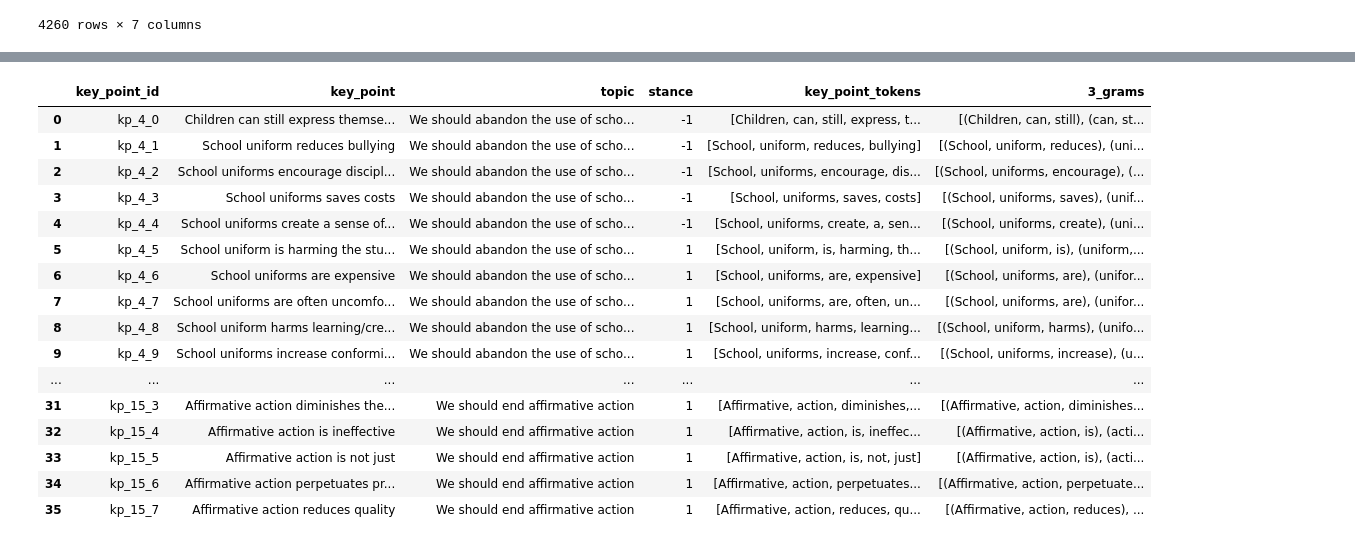
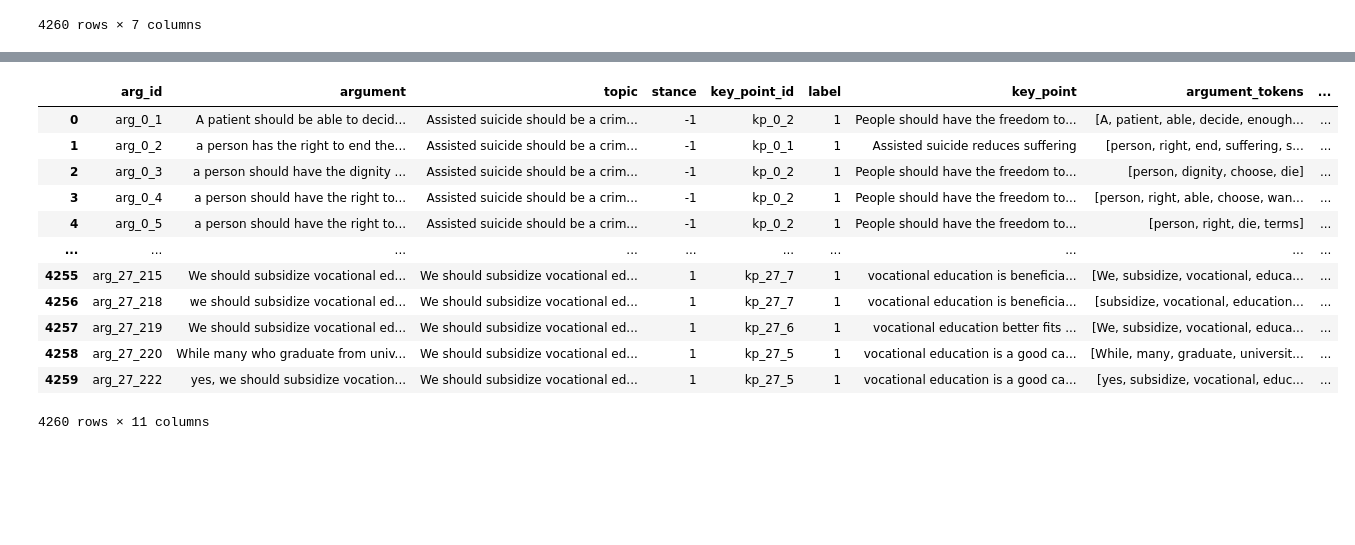
Before and after one commit to janheinrichmerker/modern-talking, a Jupyter notebook: modern_talking/dataset.ipynb, the cells around one changed output, grey strips where cells are left out. Saved outputs shown, nothing was run; the diff lists cells and outputs as text; code cells hidden in the pictures; blank space fills up the shorter version.

Commit message:
added token visualization and 3grams, further splittin is advised

```diff
--- a/modern_talking/dataset.ipynb
+++ b/modern_talking/dataset.ipynb
@@ -50,8 +60,8 @@ df_arguments_train
 | 4259 | arg_27_222 | yes, we should subsidize vocation... | We should subsidize vocational ed... | 1 | kp_27_5 | 1 | vocational education is a good ca... |
 4260 rows × 7 columns
 # %%
-# tokenizes the arguments and appends them to the original data_frame
-df_arguments_dev['argument_tokens'] = df_arguments_dev.apply(lambda row: nltk.word_tokenize(row['argument']), axis=1)
-df_arguments_dev_tokenized = df_arguments_dev.copy()
-df_arguments_dev_tokenized
+# tokenizes the arguments and appends them to the unified data_frame
+df_arguments_labels_key_points_train['argument_tokens'] = df_arguments_labels_key_points_train['argument'].apply(lambda row: nltk.regexp_tokenize(row, r'\w+'))
+
+df_arguments_labels_key_points_train
 # %% [output]
@@ -72,0 +81,5 @@ from nltk.util import ngrams
+# %%
+# tokenizes the keypoints and appends them to the unified data_frame
+df_arguments_labels_key_points_train['key_point_tokens'] = df_arguments_labels_key_points_train['key_point'].apply(lambda row: nltk.regexp_tokenize(row, r'\w+'))
+
+df_arguments_labels_key_points_train
@@ -72,0 +124,6 @@ from nltk.util import ngrams
+# %%
+# remove stopwords
+stopword = set(stopwords.words('english'))
+df_arguments_labels_key_points_train['argument_tokens'] = df_arguments_labels_key_points_train['argument_tokens'].apply(lambda tokens: [token for token in tokens if token not in stopword])
+
+df_arguments_labels_key_points_train['key_point_tokens'] = df_arguments_labels_key_points_train['key_point_tokens'].apply(lambda tokens: [token for token in tokens if token not in stopword])
@@ -73,6 +137,6 @@ from nltk.util import ngrams
 # %%
-# generates 3_grams from given argument_tokens list
-df_arguments_dev_tokenized['3_grams'] = df_arguments_dev_tokenized.apply(lambda row: list(ngrams(row['argument_tokens'],3)), axis=1)
-df_arguments_dev_tokenized_3grams = df_arguments_dev_tokenized.copy()
-df_arguments_dev_tokenized_3grams
+# generates 3_grams for arguments
+df_arguments_labels_key_points_train['argument_3_grams'] = df_arguments_labels_key_points_train['argument_tokens'].apply(lambda row: list(ngrams(row,3)))
+
+df_arguments_labels_key_points_train
 # %% [output]
@@ -115,26 +156,22 @@ df_key_points_dev_tokenized
 # %%
-# generates 3_grams from given key_point_tokens list
-df_key_points_dev_tokenized['3_grams'] = df_key_points_dev_tokenized.apply(lambda row: list(ngrams(row['key_point_tokens'],3)), axis=1)
-df_key_points_dev_tokenized_3grams = df_key_points_dev_tokenized.copy()
-df_key_points_dev_tokenized_3grams
+# generates 3_grams for key_points
+df_arguments_labels_key_points_train['key_point_3_grams'] = df_arguments_labels_key_points_train['key_point_tokens'].apply(lambda row: list(ngrams(row,3)))
+
+df_arguments_labels_key_points_train
 # %% [output]
-|  | key_point_id | key_point | topic | stance | key_point_tokens | 3_grams |
-| 0 | kp_4_0 | Children can still express themse... | We should abandon the use of scho... | -1 | [Children, can, still, express, t... | [(Children, can, still), (can, st... |
-| 1 | kp_4_1 | School uniform reduces bullying | We should abandon the use of scho... | -1 | [School, uniform, reduces, bullying] | [(School, uniform, reduces), (uni... |
-| 2 | kp_4_2 | School uniforms encourage discipl... | We should abandon the use of scho... | -1 | [School, uniforms, encourage, dis... | [(School, uniforms, encourage), (... |
-| 3 | kp_4_3 | School uniforms saves costs | We should abandon the use of scho... | -1 | [School, uniforms, saves, costs] | [(School, uniforms, saves), (unif... |
-| 4 | kp_4_4 | School uniforms create a sense of... | We should abandon the use of scho... | -1 | [School, uniforms, create, a, sen... | [(School, uniforms, create), (uni... |
-| 5 | kp_4_5 | School uniform is harming the stu... | We should abandon the use of scho... | 1 | [School, uniform, is, harming, th... | [(School, uniform, is), (uniform,... |
-| 6 | kp_4_6 | School uniforms are expensive | We should abandon the use of scho... | 1 | [School, uniforms, are, expensive] | [(School, uniforms, are), (unifor... |
-| 7 | kp_4_7 | School uniforms are often uncomfo... | We should abandon the use of scho... | 1 | [School, uniforms, are, often, un... | [(School, uniforms, are), (unifor... |
-| 8 | kp_4_8 | School uniform harms learning/cre... | We should abandon the use of scho... | 1 | [School, uniform, harms, learning... | [(School, uniform, harms), (unifo... |
-| 9 | kp_4_9 | School uniforms increase conformi... | We should abandon the use of scho... | 1 | [School, uniforms, increase, conf... | [(School, uniforms, increase), (u... |
-| ... | ... | ... | ... | ... | ... | ... |
-| 31 | kp_15_3 | Affirmative action diminishes the... | We should end affirmative action | 1 | [Affirmative, action, diminishes,... | [(Affirmative, action, diminishes... |
-| 32 | kp_15_4 | Affirmative action is ineffective | We should end affirmative action | 1 | [Affirmative, action, is, ineffec... | [(Affirmative, action, is), (acti... |
-| 33 | kp_15_5 | Affirmative action is not just | We should end affirmative action | 1 | [Affirmative, action, is, not, just] | [(Affirmative, action, is), (acti... |
-| 34 | kp_15_6 | Affirmative action perpetuates pr... | We should end affirmative action | 1 | [Affirmative, action, perpetuates... | [(Affirmative, action, perpetuate... |
-| 35 | kp_15_7 | Affirmative action reduces quality | We should end affirmative action | 1 | [Affirmative, action, reduces, qu... | [(Affirmative, action, reduces), ... |
+|  | arg_id | argument | topic | stance | key_point_id | label | key_point | argument_tokens | ... |
+| 0 | arg_0_1 | A patient should be able to decid... | Assisted suicide should be a crim... | -1 | kp_0_2 | 1 | People should have the freedom to... | [A, patient, able, decide, enough... | ... |
+| 1 | arg_0_2 | a person has the right to end the... | Assisted suicide should be a crim... | -1 | kp_0_1 | 1 | Assisted suicide reduces suffering | [person, right, end, suffering, s... | ... |
+| 2 | arg_0_3 | a person should have the dignity ... | Assisted suicide should be a crim... | -1 | kp_0_2 | 1 | People should have the freedom to... | [person, dignity, choose, die] | ... |
+| 3 | arg_0_4 | a person should have the right to... | Assisted suicide should be a crim... | -1 | kp_0_2 | 1 | People should have the freedom to... | [person, right, able, choose, wan... | ... |
+| 4 | arg_0_5 | a person should have the right to... | Assisted suicide should be a crim... | -1 | kp_0_2 | 1 | People should have the freedom to... | [person, right, die, terms] | ... |
+| ... | ... | ... | ... | ... | ... | ... | ... | ... | ... |
+| 4255 | arg_27_215 | We should subsidize vocational ed... | We should subsidize vocational ed... | 1 | kp_27_7 | 1 | vocational education is beneficia... | [We, subsidize, vocational, educa... | ... |
+| 4256 | arg_27_218 | we should subsidize vocational ed... | We should subsidize vocational ed... | 1 | kp_27_7 | 1 | vocational education is beneficia... | [subsidize, vocational, education... | ... |
+| 4257 | arg_27_219 | We should subsidize vocational ed... | We should subsidize vocational ed... | 1 | kp_27_6 | 1 | vocational education better fits ... | [We, subsidize, vocational, educa... | ... |
+| 4258 | arg_27_220 | While many who graduate from univ... | We should subsidize vocational ed... | 1 | kp_27_5 | 1 | vocational education is a good ca... | [While, many, graduate, universit... | ... |
+| 4259 | arg_27_222 | yes, we should subsidize vocation... | We should subsidize vocational ed... | 1 | kp_27_5 | 1 | vocational education is a good ca... | [yes, subsidize, vocational, educ... | ... |
+4260 rows × 11 columns
 # %%
 # labels_dev = pandas.read_csv(data_dir / "labels_dev.csv")
 # labels_dev
```
Also changed, not shown: parts of 10 cells of this notebook.
